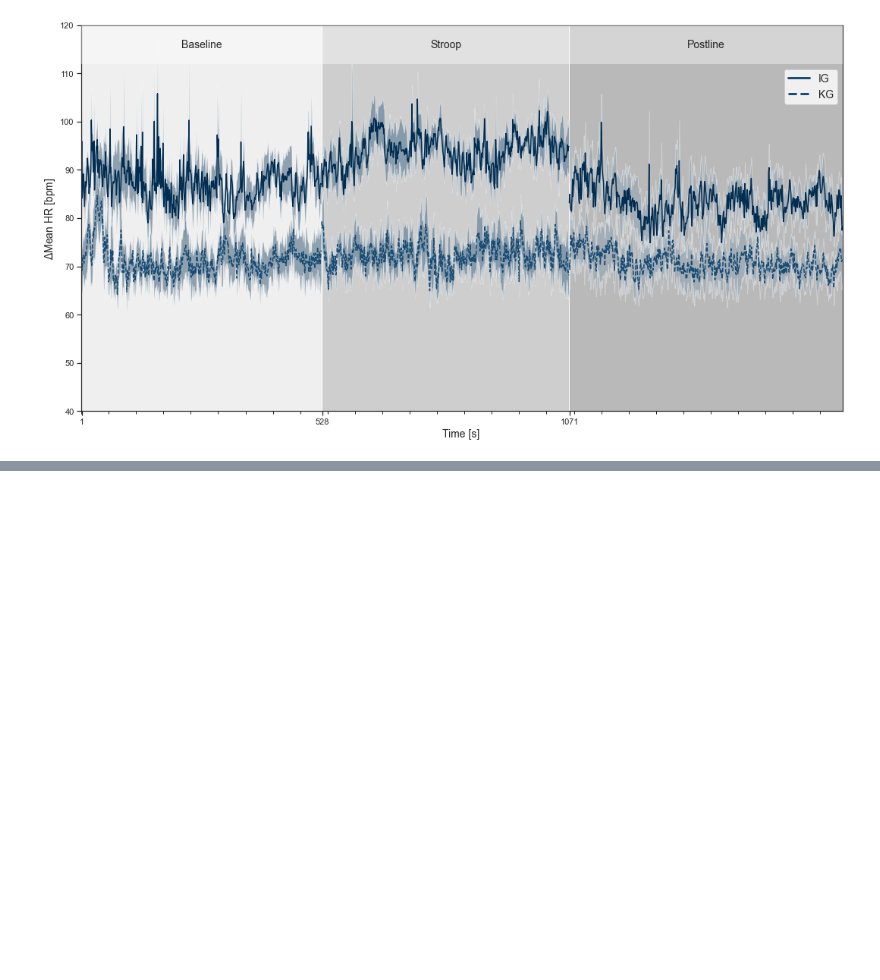
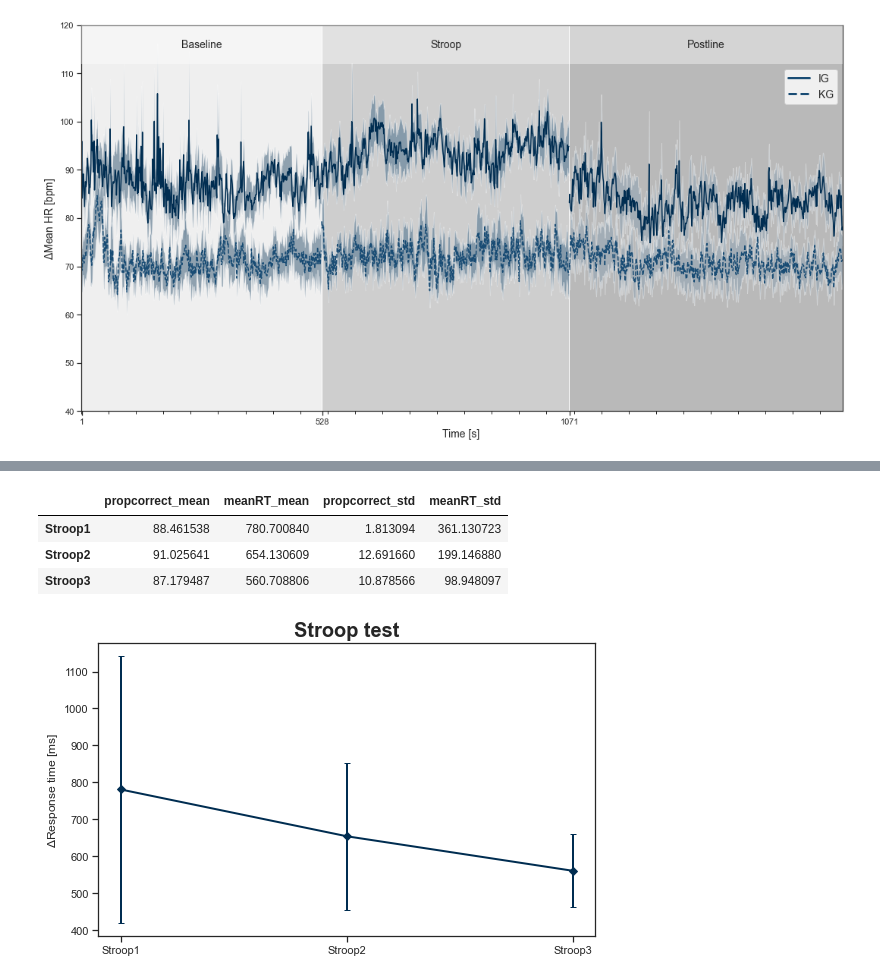
Before and after one commit to mad-lab-fau/BioPsyKit, a Jupyter notebook: examples/STROOP_Example.ipynb, the cells around one changed output, grey strips where cells are left out. Cells and saved outputs as stored; diff of their text form; code cells hidden in the pictures; blank space fills up the shorter version.

```diff
--- a/examples/STROOP_Example.ipynb
+++ b/examples/STROOP_Example.ipynb
@@ -179,0 +104,4 @@ df_stroop_mean
+# %%
+#get mean response time and proportional correct answers of each participant
+df_stroop = stroop.get_stroop_dataframe(dict_stroop=dict_stroop)
+df_stroop
@@ -179,0 +145,13 @@ df_stroop_mean
+# %%
+stroop_mean = stroop.stroop_mean(df_stroop)
+# %%
+stroop_mean
+# %% [output]
+|  | propcorrect_mean | meanRT_mean | propcorrect_std | meanRT_std |
+| Stroop1 | 88.461538 | 780.700840 | 1.813094 | 361.130723 |
+| Stroop2 | 91.025641 | 654.130609 | 12.691660 | 199.146880 |
+| Stroop3 | 87.179487 | 560.708806 | 10.878566 | 98.948097 |
+# %%
+stroop.plot_stroop(stroop_mean, variable='meanRT')
+# %% [output]
+[figure, added]
```
Also changed, not shown: parts of 24 cells of this notebook, 1 other file.
